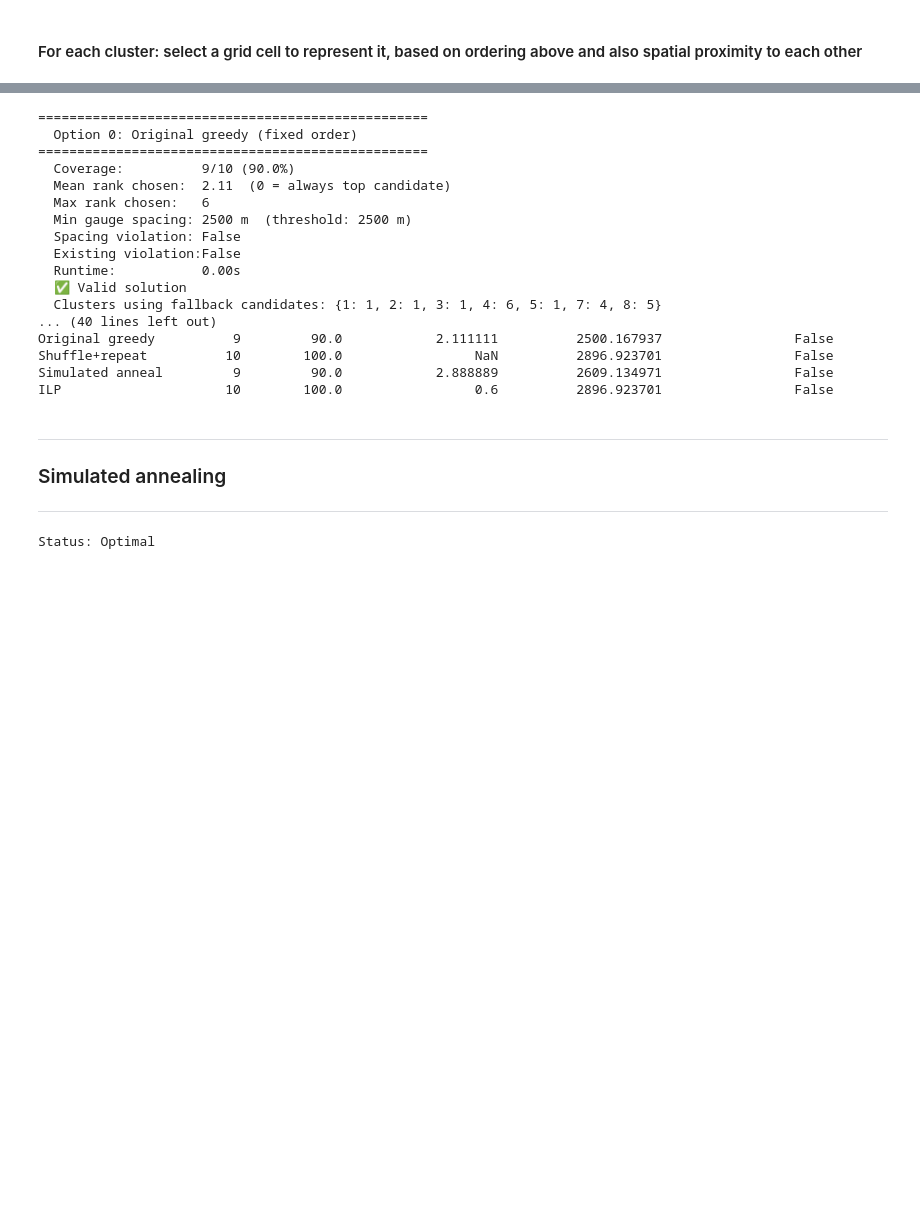
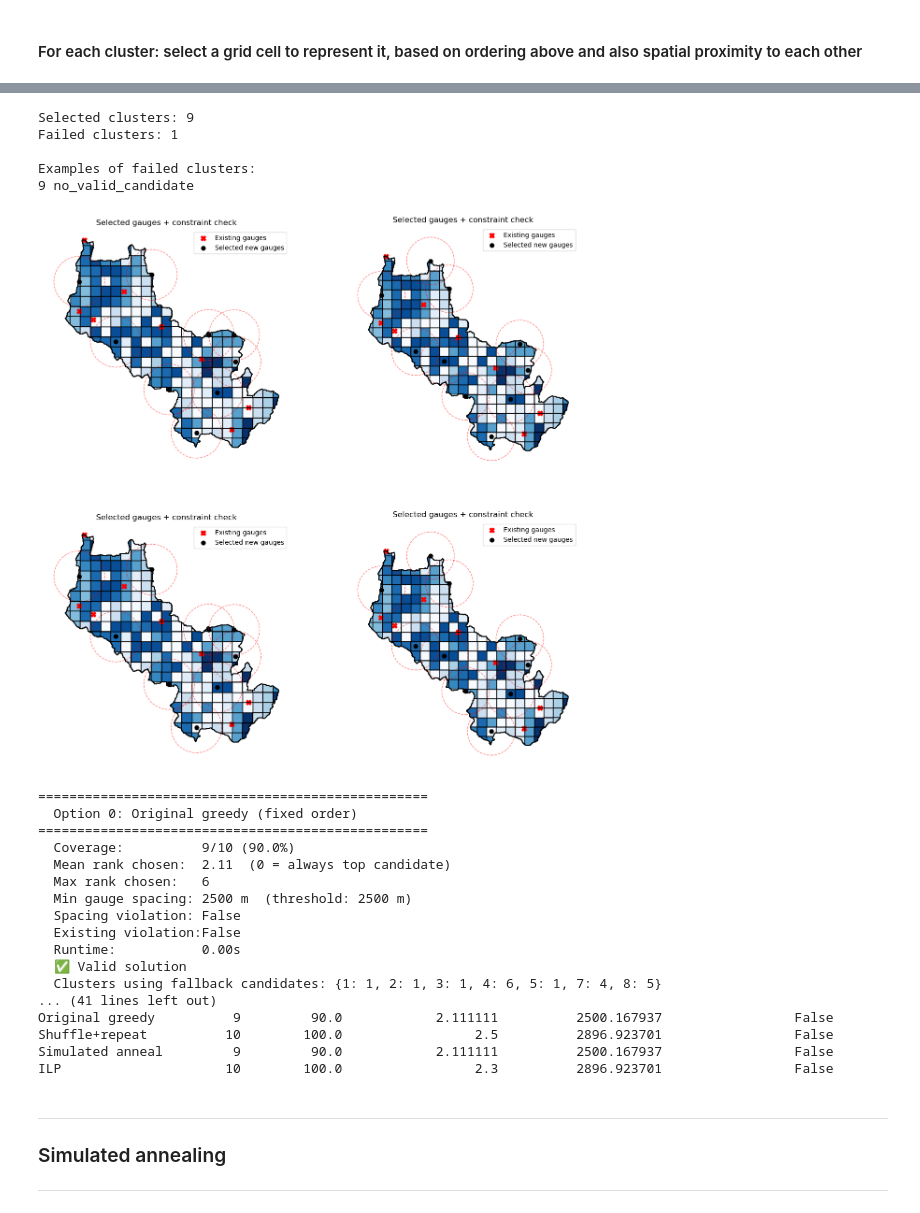
Before and after one commit to masher92/RainGaugeOptimisation, a Jupyter notebook: ClusterAnalysis.ipynb, the cells around one changed output, grey strips where cells are left out. Drawn from its saved outputs; the diff is of its cells as text; code cells hidden in the pictures; blank space fills up the shorter version.

```diff
--- a/ClusterAnalysis.ipynb
+++ b/ClusterAnalysis.ipynb
@@ -1073,6 +699,8 @@ grid_1km = grid_1km.reset_index(drop=True)
 ### Summarise slope/aspect/elevation inside each 1km grid cell
 
 Could this just be done with regridding?
+# %%
+grid_1km = gdf
 # %%
 # Step 1: Give each pixel an ID
 grid_1km["zone_id"] = np.arange(len(grid_1km))
@@ -1204,6 +846,10 @@ Find one cell to represent each cluster, with constraint on proximity to each ot
 # %%
 existing_gauges = rain_meta_sf.to_crs(grid_1km.crs)
 existing_coords = np.array([(g.x, g.y) for g in existing_gauges.geometry])
+
+existing_coords = np.asarray(existing_coords)
+
+cell_coords = np.array([(geom.x, geom.y) for geom in cell_centroids.geometry])
 # %% [markdown]
 #### For each cluster: get a list of the grid cells in order of how well they represent the cluster
 # %%
@@ -1329,9 +881,52 @@ Any violations? False
+# %%
+print(f"Selected clusters: {len(greedy_solution)}")
+print(f"Failed clusters: {len(failed)}")
+
+print("\nExamples of failed clusters:")
+for k in list(failed.keys())[:10]:
+    print(k, failed[k])
+# %% [output]
+Selected clusters: 9
+Failed clusters: 1
+
+Examples of failed clusters:
+9 no_valid_candidate
+# %%
+# 1. greedy baseline
+# greedy_solution = greedy_selection(cluster_candidates,cell_coords,existing_coords,min_dist)
+greedy_solution, failed = greedy_selection(cluster_candidates,cell_coords,existing_coords,min_dist)
+
+# # 2. shuffle-greedy improvement
+# shuffle_solution = shuffle_greedy(cluster_candidates,cell_coords,existing_coords,min_dist,n_iterations=500)
+
+# # 3 Simulated annealin
+# sa_solution = simulated_annealing(greedy_solution,cluster_candidates,cell_coords,existing_coords,min_dist)
+
+# # 4. ILP
+# ilp_solution_result = ilp_solution(cluster_candidates,cell_coords,existing_coords,min_dist)
+
+# 3. check both
+fig,axs=plt.subplots(ncols=2, nrows=2, figsize=(15,15))
+axs=axs.flatten()
+
+#print("\n--- GREEDY ---")
+plot_and_check(greedy_solution, cell_centroids, existing_coords, min_dist, ax=axs[0])
+axs[0].axis('off')
+
+#print("\n--- SHUFFLE GREEDY ---")
+plot_and_check(shuffle_solution, cell_centroids, existing_coords, min_dist, ax=axs[1])
+axs[1].axis('off')
+
+#print("\n--- Simulated annealing ---")
+plot_and_check(sa_solution, cell_centroids, existing_coords, min_dist, ax=axs[2])
+axs[2].axis('off')
+
+#print("\n--- ILP ---")
+plot_and_check(ilp_solution_result, cell_centroids, existing_coords, min_dist, ax=axs[3])
+axs[3].axis('off');
+# %% [output]
+[figure, new version]
 # %%
-import time
-import random
-import numpy as np
-from scipy.spatial.distance import cdist
-
 # ── Shared scoring function ──────────────────────────────────────────────────
 def evaluate_solution(selected_cells, cluster_candidates, cell_centroids,
                       existing_coords, min_dist):
@@ -1413,6 +1008,7 @@ def print_evaluation(label, results, runtime):
 # ── Option 0: your original greedy (baseline) ────────────────────────────────
 t0 = time.time()
 # ... your original code here, store result in original_cells ...
+greedy_cells = list(greedy_solution.values())
 original_cells = greedy_cells  # replace with your actual result
 t_original = time.time() - t0
 res_original = evaluate_solution(original_cells, cluster_candidates, cell_centroids, existing_coords, min_dist)
@@ -1422,7 +1018,7 @@ print_evaluation("Option 0: Original greedy (fixed order)", res_original, t_orig
 # ── Option 1: shuffle + repeat ───────────────────────────────────────────────
 t0 = time.time()
 # ... run Option 1, store best result in shuffle_cells ...
-shuffle_cells = shuffle_cells  # replace with your actual result
+shuffle_cells = list(shuffle_solution.values())
 t_shuffle = time.time() - t0
 res_shuffle = evaluate_solution(shuffle_cells, cluster_candidates, cell_centroids, existing_coords, min_dist)
 print_evaluation("Option 1: Shuffle + repeat (500 iter)", res_shuffle, t_shuffle)
@@ -1431,7 +1027,7 @@ print_evaluation("Option 1: Shuffle + repeat (500 iter)", res_shuffle, t_shuffle
 # ── Option 3: ILP ────────────────────────────────────────────────────────────
 t0 = time.time()
 # ... run Option 3, store result in ilp_cells (or None if infeasible) ...
-ilp_cells = ilp_cells       # replace with your actual result
+ilp_cells = list(ilp_solution_result.values())       # replace with your actual result
 t_ilp = time.time() - t0
 if ilp_cells is not None:
     res_ilp = evaluate_solution(
@@ -1443,7 +1039,7 @@ else:
 # ── Option 3: ILP ────────────────────────────────────────────────────────────
 t0 = time.time()
 # ... run Option 3, store result in ilp_cells (or None if infeasible) ...
-sim_anneal_cells = sim_anneal_cells       # replace with your actual result
+sim_anneal_cells = list(sa_solution.values())
 t_sim_anneal = time.time() - t0
 if sim_anneal_cells is not None:
     res_sim_anneal = evaluate_solution(
@@ -1454,7 +1050,6 @@ else:
 
 
 # ── Summary table ────────────────────────────────────────────────────────────
-import pandas as pd
 summary = pd.DataFrame({
     "Original greedy": res_original,
     "Shuffle+repeat":  res_shuffle,
@@ -1475,19 +1070,14 @@ print("\n", summary.to_string())
   Runtime:           0.00s
   ✅ Valid solution
   Clusters using fallback candidates: {1: 1, 2: 1, 3: 1, 4: 6, 5: 1, 7: 4, 8: 5}
-... (40 lines left out)
+... (41 lines left out)
 Original greedy          9         90.0            2.111111          2500.167937                 False
-Shuffle+repeat          10        100.0                 NaN          2896.923701                 False
-Simulated anneal         9         90.0            2.888889          2609.134971                 False
-ILP                     10        100.0                 0.6          2896.923701                 False
+Shuffle+repeat          10        100.0                 2.5          2896.923701                 False
+Simulated anneal         9         90.0            2.111111          2500.167937                 False
+ILP                     10        100.0                 2.3          2896.923701                 False
 # %% [markdown]
 ---
 
 ### Simulated annealing
 
 ---
-# %%
-
-ilp_cells = ilp(cluster_candidates, min_dist)
-# %% [output]
-Status: Optimal
```
Also changed, not shown: parts of 24 cells of this notebook.
